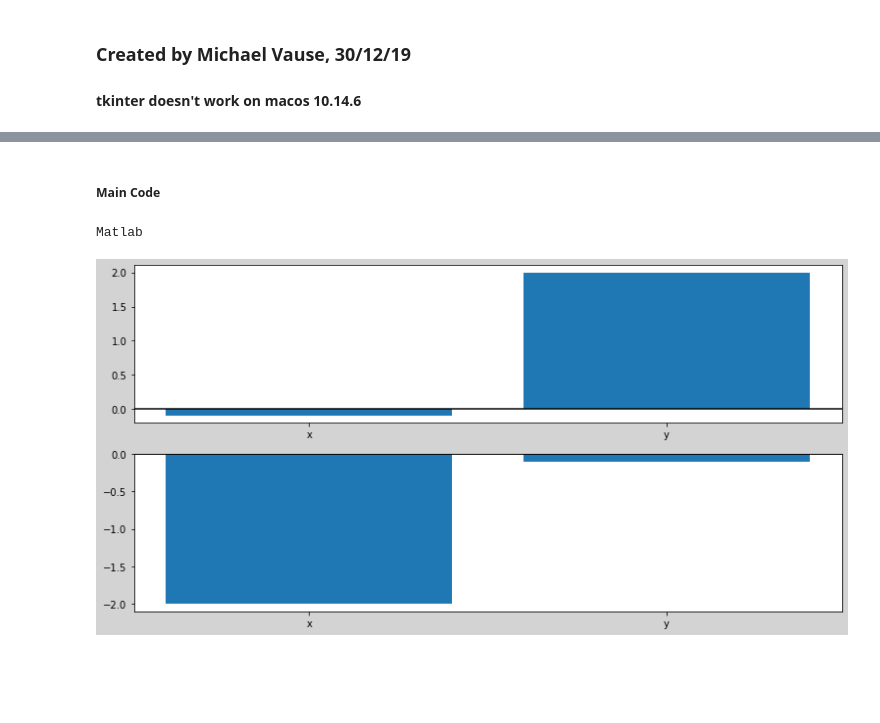
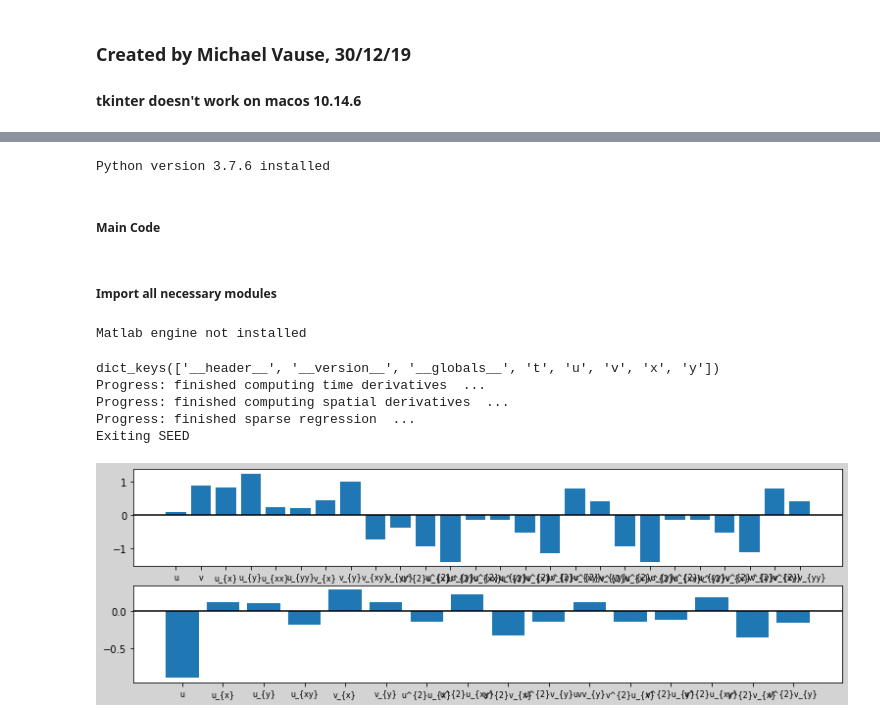
Before and after one commit to M-Vause/SEED, a Jupyter notebook: SEED.ipynb, the cells around one changed output, grey strips where cells are left out. Saved outputs shown, nothing was run; the diff lists cells and outputs as text; code cells hidden in the pictures; blank space fills up the shorter version.

Commit message:
Added Exception Handling

```diff
--- a/SEED.ipynb
+++ b/SEED.ipynb
@@ -14,21 +8,35 @@ print(sys.version)
+# %%
+import sys
+py_ver = sys.version.split(" ", 1)[0] # Get Python version
+to_print = "Python version " + py_ver + " installed"
+print(to_print)
+
+if not (py_ver.startswith("3.6") or py_ver.startswith("3.7")): # Exit seed if Python 3.6 or 3.7 not in use
+    print("Python version 3.6 or 3.7 required")
+# %% [output]
+Python version 3.7.6 installed
 # %% [markdown]
 ##### Main Code
+# %% [markdown]
+##### Import all necessary modules
 # %%
 import tkinter as tk
 from tkinter import ttk
+from tkinter import messagebox
 import numpy as np
+import matplotlib
 import matplotlib.pyplot as plt
 from matplotlib.backends.backend_tkagg import FigureCanvasTkAgg
 import os
-#from pathlib import Path
 import importlib
 
+# Check for the Matlab engine for Python, start if installed
 try:
     import matlab.engine
+    print("Matlab engine installed")
     eng = matlab.engine.start_matlab()
-    print("Matlab")
-except ImportError as e:
-    pass  # module doesn't exist
+except ImportError:
+    print("Matlab engine not installed")
 # %% [output]
-Matlab
+Matlab engine not installed
 # %%
@@ -230,4 +259,6 @@ def plot(coef,desc):
 # %%
+# GUI design
+
 bgc = "lightgray"#"LightSkyBlue"#
 
 #GUI window
@@ -292,8 +323,8 @@ if "Own Data" in to_add:
     to_add.remove("Own Data")
 
 for alg in to_add:
-    module_path = os.path.abspath(os.path.join('..'))
-    module_path = module_path + "/SEED/Algorithms/"+str(alg)
+    module_path = os.path.abspath(os.path.join('.'))
+    module_path = module_path + "/Algorithms/"+str(alg)
     if module_path not in sys.path:
         sys.path.append(module_path)
 
@@ -339,34 +370,38 @@ tv.column("#0", anchor="w")
 tv.heading('col1', text='Equation One')
 tv.column('col1', anchor='center')
 tv.heading('col2', text='Equation Two')
 tv.column('col2', anchor='center')
 tv.heading('col3', text='Equation Three')
 tv.column('col3', anchor='center')
 tv.grid(row=1,column=0)#sticky = (N,S,W,E))
 
 output_scroll.config(command = tv.yview)
 
 fig1_fram.grid(row=0,column=4,rowspan=5,padx=5,sticky="W")
 
 #Add frame for output graph title & plot
 fig2_fram = tk.Frame(window,bd=2,bg=bgc)
 
 fig2_label = tk.Label(fig2_fram,text="Coefficient Plot",font=("Times",18,"bold"),pady=10,bg=bgc)
 fig2_label.grid(row=0,column=0,sticky="W")
 
 fig2 = plt.figure()
-fig2.set_figheight(6.5)
-fig2.set_figwidth(12)
 fig2.add_subplot(111)
 fig2.patch.set_facecolor(bgc)
 fig2.subplots_adjust(left=0.07)
 canvas = FigureCanvasTkAgg(fig2, fig2_fram)
 canvas.get_tk_widget().grid(row=1,column=0,sticky="NW")
-canvas.get_tk_widget().configure(background=bgc)
+canvas.get_tk_widget().configure(background=bgc,width=(870))
 
 fig2_fram.grid(row=6,column=4,rowspan=2,padx=5,sticky="NW")
 
 #Enter mainloop
+window.protocol("WM_DELETE_WINDOW", on_closing)
 window.mainloop()
 # %% [output]
+dict_keys(['__header__', '__version__', '__globals__', 't', 'u', 'v', 'x', 'y'])
+Progress: finished computing time derivatives  ...
+Progress: finished computing spatial derivatives  ...
+Progress: finished sparse regression  ...
+Exiting SEED
-[figure, old version]
+[figure, new version]
```
Also changed, not shown: parts of 5 cells of this notebook.
